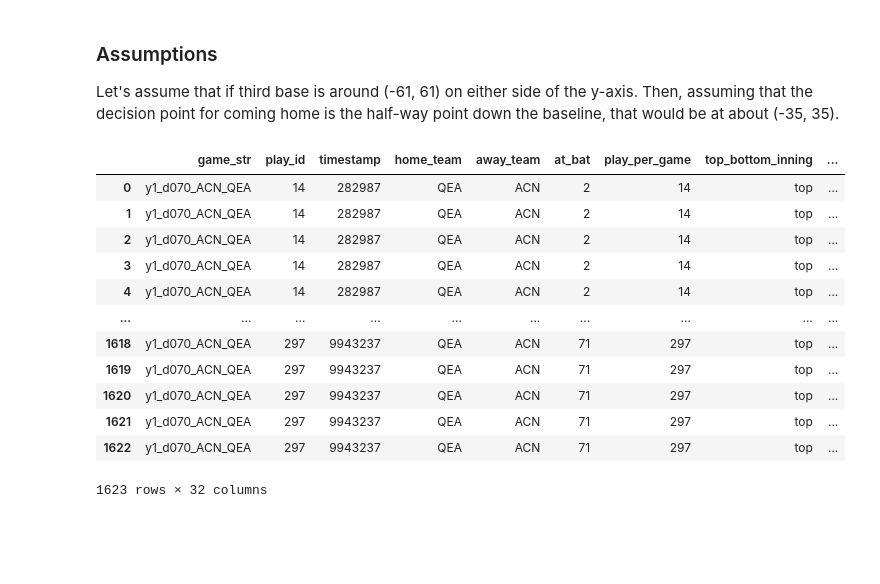
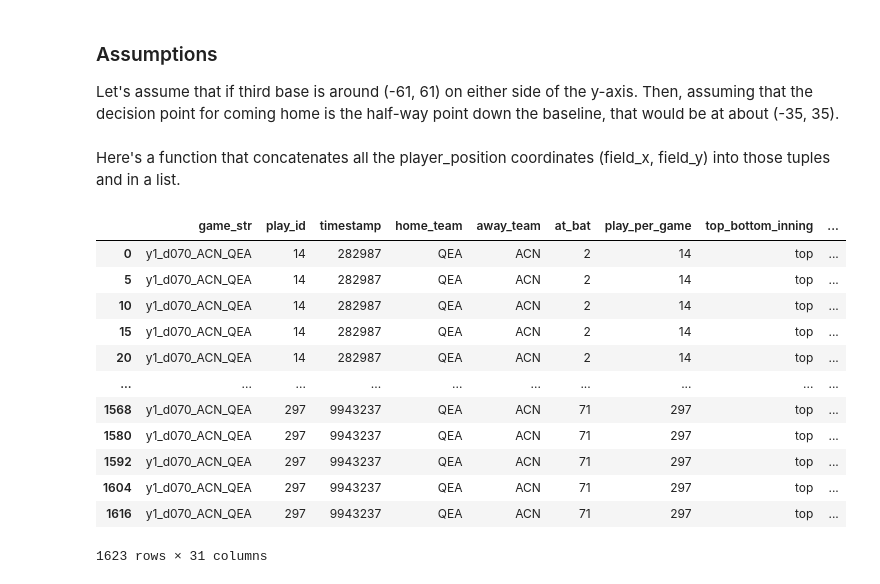
Before and after one commit to alexfrederick1/The-Man-in-the-Middle, a Jupyter notebook: extra_base.ipynb, the cells around one changed output. Drawn from its saved outputs; the diff is of its cells as text; code cells hidden in the pictures; blank space fills up the shorter version.

```diff
--- a/extra_base.ipynb
+++ b/extra_base.ipynb
@@ -289,41 +289,34 @@ Ideas:
 ### Assumptions
 
 Let's assume that if third base is around (-61, 61) on either side of the y-axis. Then, assuming that the decision point for coming home is the half-way point down the baseline, that would be at about (-35, 35).
-# %%
-#function to find whether or not the runner on 1st "passed" the threshold
-def passed_threshold_1(x, y, x_threshold, y_threshold):
-    return ((x >= x_threshold) & (y <= y_threshold)).any()
-
-x1 = first_or_second[first_or_second['player_position'] == 11]['field_x']
-y1 = first_or_second[first_or_second['player_position'] == 11]['field_y']
-
-passed1 = first_or_second.groupby('play_id').apply(lambda group: passed_threshold_1(x1, y1, -35, 35)).rename('first_to_home')
-
-first_coming_home = first_or_second.merge(passed1, on = 'play_id')
-
-
-#Same thing for runner on 2nd
-def passed_threshold_2(x, y, x_threshold, y_threshold):
-    return ((x >= x_threshold) & (y <= y_threshold)).any()
-
-x2 = first_coming_home[first_coming_home['player_position'] == 12]['field_x']
-y2 = first_coming_home[first_coming_home['player_position'] == 12]['field_y']
-
-passed2 = first_coming_home.groupby('play_id').apply(lambda group: passed_threshold_2(x2, y2, -35, 35)).rename('second_to_home')
-
-first_or_second_coming_home = first_coming_home.merge(passed2, on = 'play_id')
-first_or_second_coming_home
-# %% [output]
-|  | game_str | play_id | timestamp | home_team | away_team | at_bat | play_per_game | top_bottom_inning | ... |
-| 0 | y1_d070_ACN_QEA | 14 | 282987 | QEA | ACN | 2 | 14 | top | ... |
-| 1 | y1_d070_ACN_QEA | 14 | 282987 | QEA | ACN | 2 | 14 | top | ... |
-| 2 | y1_d070_ACN_QEA | 14 | 282987 | QEA | ACN | 2 | 14 | top | ... |
-| 3 | y1_d070_ACN_QEA | 14 | 282987 | QEA | ACN | 2 | 14 | top | ... |
-| 4 | y1_d070_ACN_QEA | 14 | 282987 | QEA | ACN | 2 | 14 | top | ... |
-| ... | ... | ... | ... | ... | ... | ... | ... | ... | ... |
-| 1618 | y1_d070_ACN_QEA | 297 | 9943237 | QEA | ACN | 71 | 297 | top | ... |
-| 1619 | y1_d070_ACN_QEA | 297 | 9943237 | QEA | ACN | 71 | 297 | top | ... |
-| 1620 | y1_d070_ACN_QEA | 297 | 9943237 | QEA | ACN | 71 | 297 | top | ... |
-| 1621 | y1_d070_ACN_QEA | 297 | 9943237 | QEA | ACN | 71 | 297 | top | ... |
-| 1622 | y1_d070_ACN_QEA | 297 | 9943237 | QEA | ACN | 71 | 297 | top | ... |
-1623 rows × 32 columns
+# %% [markdown]
+Here's a function that concatenates all the player_position coordinates (field_x, field_y) into those tuples and in a list.
+# %%
+#Helper function to add all field_x and field_y values to a separate column as tuples in a list
+def create_series(group_df):
+    return list(zip(group_df['field_x'], group_df['field_y']))
+
+#Applying the function to the df with runners on 1st or 2nd
+baserunning_series = first_or_second.groupby(['play_id', 'player_position'])[['field_x', 'field_y']].apply(create_series).rename('player_coordinates').reset_index()
+
+#merging back into main dataset
+first_or_second_coordinates = pd.merge(first_or_second, baserunning_series, on = ['play_id', 'player_position'], how = 'inner')
+
+#sorted by those columns to match the order of the original csvs
+first_or_second_coordinates = first_or_second_coordinates.sort_values(by = ['timestamp', 'player_position'])
+
+first_or_second_coordinates
+# %% [output]
+|  | game_str | play_id | timestamp | home_team | away_team | at_bat | play_per_game | top_bottom_inning | ... |
+| 0 | y1_d070_ACN_QEA | 14 | 282987 | QEA | ACN | 2 | 14 | top | ... |
+| 5 | y1_d070_ACN_QEA | 14 | 282987 | QEA | ACN | 2 | 14 | top | ... |
+| 10 | y1_d070_ACN_QEA | 14 | 282987 | QEA | ACN | 2 | 14 | top | ... |
+| 15 | y1_d070_ACN_QEA | 14 | 282987 | QEA | ACN | 2 | 14 | top | ... |
+| 20 | y1_d070_ACN_QEA | 14 | 282987 | QEA | ACN | 2 | 14 | top | ... |
+| ... | ... | ... | ... | ... | ... | ... | ... | ... | ... |
+| 1568 | y1_d070_ACN_QEA | 297 | 9943237 | QEA | ACN | 71 | 297 | top | ... |
+| 1580 | y1_d070_ACN_QEA | 297 | 9943237 | QEA | ACN | 71 | 297 | top | ... |
+| 1592 | y1_d070_ACN_QEA | 297 | 9943237 | QEA | ACN | 71 | 297 | top | ... |
+| 1604 | y1_d070_ACN_QEA | 297 | 9943237 | QEA | ACN | 71 | 297 | top | ... |
+| 1616 | y1_d070_ACN_QEA | 297 | 9943237 | QEA | ACN | 71 | 297 | top | ... |
+1623 rows × 31 columns
```
Also changed, not shown: parts of 3 cells of this notebook.
